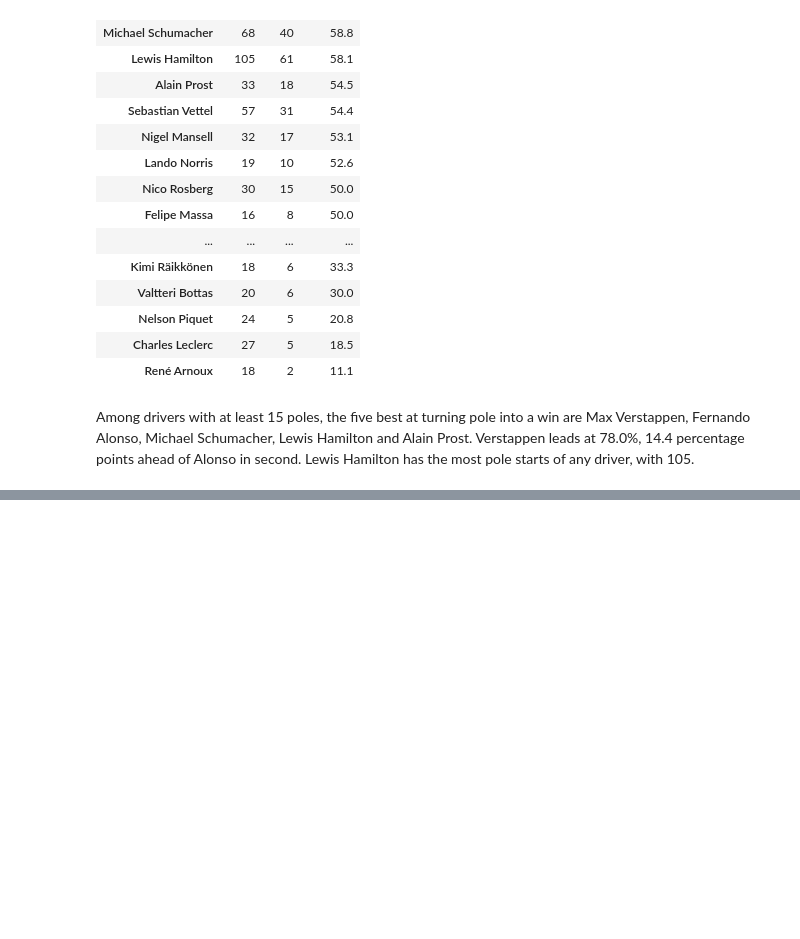
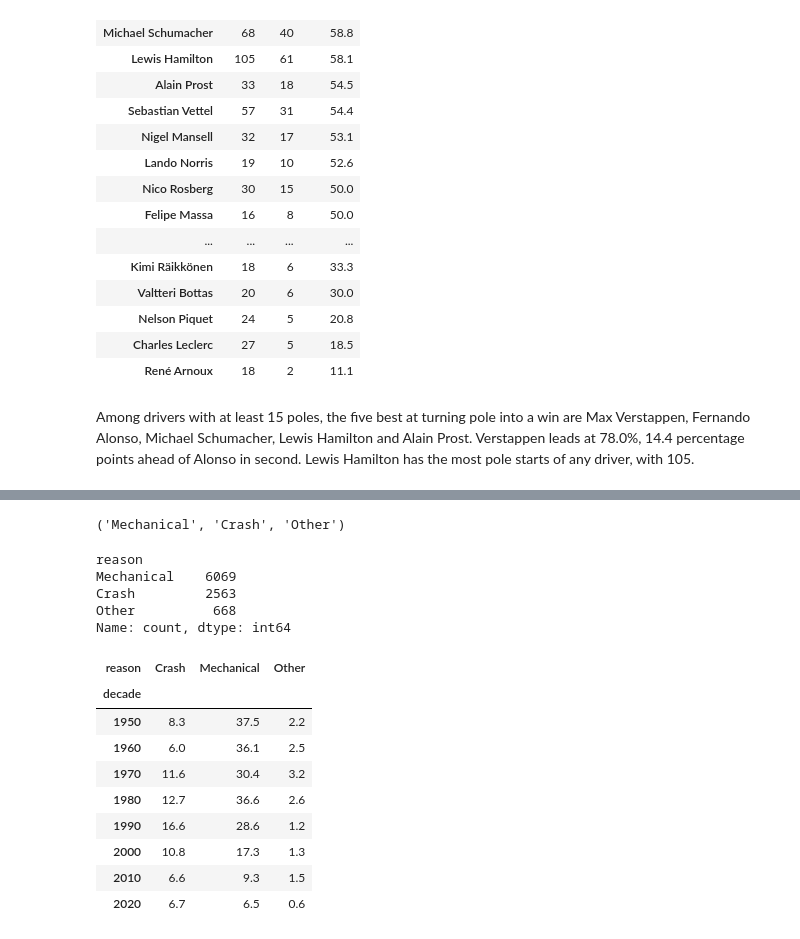
Before and after one commit to Aris-Esfahani/what-decides-an-f1-race, a Jupyter notebook: notebooks/02_explore.ipynb, the cells around one changed output, grey strips where cells are left out. Saved outputs shown, nothing was run; the diff lists cells and outputs as text; code cells hidden in the pictures; blank space fills up the shorter version.

```diff
--- a/notebooks/02_explore.ipynb
+++ b/notebooks/02_explore.ipynb
@@ -73,0 +99,62 @@ Among drivers with at least 15 poles, the five best at turning pole into a win a
+# %%
+# Statuses that count as a crash
+crash = ["Accident", "Collision", "Spun off", "Collision damage", "Fatal accident", "Damage", "Debris"]
+
+# Statuses that are neither a crash nor clearly the car breaking
+other = ["Retired", "Not classified", "Lapped", "Not restarted", "Stalled",
+         "Physical", "Injury", "Injured", "Eye injury", "Illness", "Driver unwell",
+         "Safety", "Safety concerns", "Safety belt", "Underweight",
+         "Out of fuel", "Fuel rig", "Refuelling", "Puncture", "Tyre"]
+
+# Give back "Crash", "Other" or "Mechanical" for one status
+def retirement_type(status):
+    if status in crash:
+        return "Crash"
+    elif status in other or status.startswith("+"):
+        return "Other"
+    else:
+        return "Mechanical"
+
+# Quick test on three examples
+retirement_type("Engine"), retirement_type("Collision"), retirement_type("+3 Laps")
+# %% [output]
+('Mechanical', 'Crash', 'Other')
+# %%
+#Only the starters who did NOT finish
+retired = starters[~starters["finished"]]
+
+#Run retirement_type on every row's status and store the answer in a new column
+retired["reason"] = retired["status"].apply(retirement_type)
+
+retired["reason"].value_counts()
+# %% [output]
+reason
+Mechanical    6069
+Crash         2563
+Other          668
+Name: count, dtype: int64
+# %%
+#Only use years where the retirement reason was recorded
+known_retired = retired[retired["year"] <= 2022]
+known_starters = starters[starters["year"] <= 2022]
+
+#Count retirements: one row per decade, one column per reason
+counts = pd.crosstab(known_retired["decade"], known_retired["reason"])
+
+#How many starters in each decade
+starts = known_starters.groupby("decade").size()
+
+#Turn counts into "% of starters"
+rates = counts.div(starts, axis=0) * 100
+rates.round(1)
+# %% [output]
+| reason | Crash | Mechanical | Other |
+| decade |  |  |  |
+| 1950 | 8.3 | 37.5 | 2.2 |
+| 1960 | 6.0 | 36.1 | 2.5 |
+| 1970 | 11.6 | 30.4 | 3.2 |
+| 1980 | 12.7 | 36.6 | 2.6 |
+| 1990 | 16.6 | 28.6 | 1.2 |
+| 2000 | 10.8 | 17.3 | 1.3 |
+| 2010 | 6.6 | 9.3 | 1.5 |
+| 2020 | 6.7 | 6.5 | 0.6 |
```
Also changed, not shown: parts of 4 cells of this notebook.
